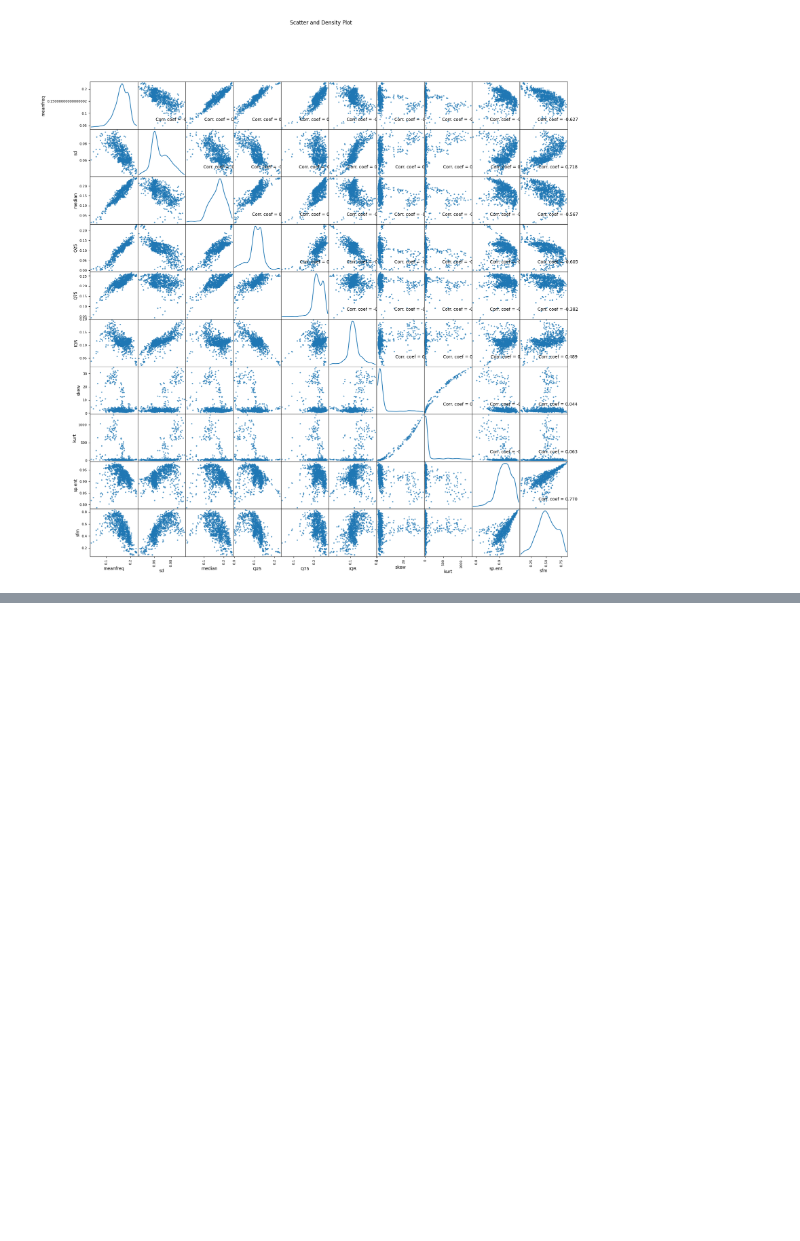
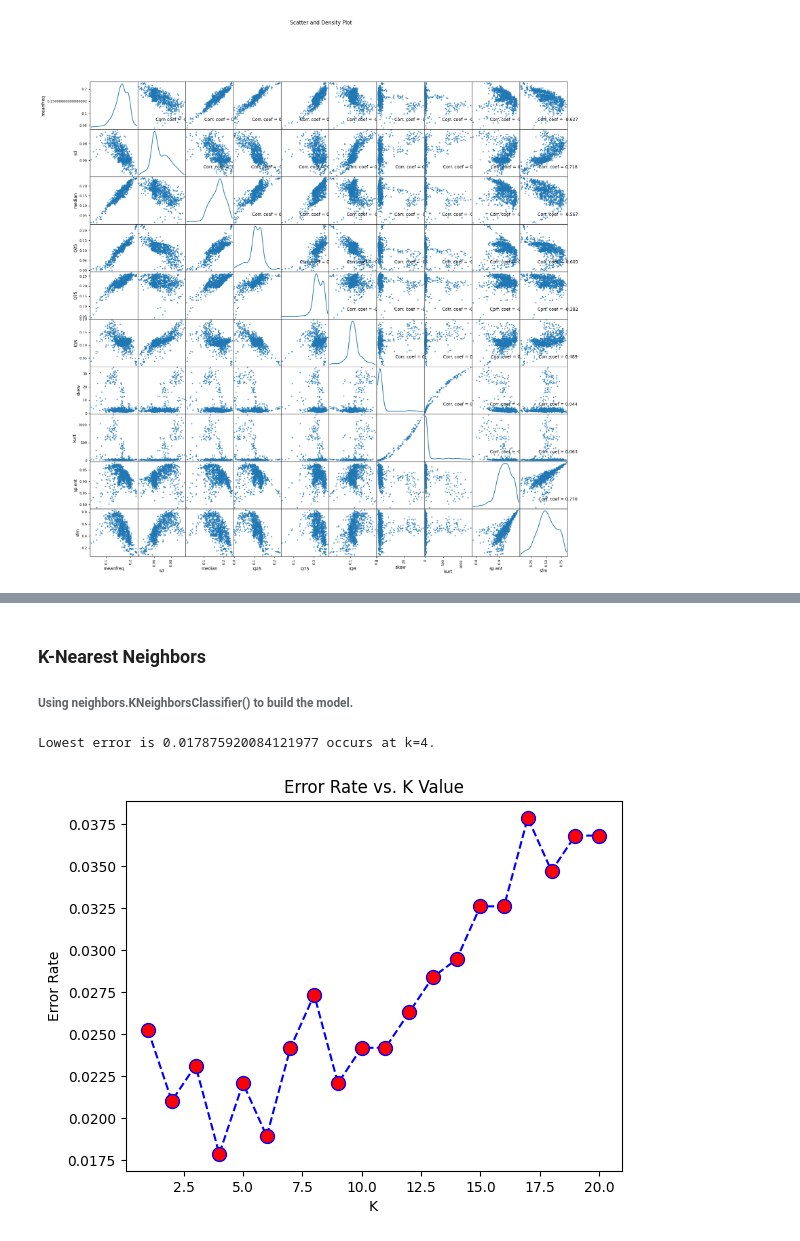
Before and after one commit to musafir-1194/project-ai-zone, a Jupyter notebook: gender_voice_diff.ipynb, the cells around one changed output, grey strips where cells are left out. Saved outputs shown, nothing was run; the diff lists cells and outputs as text; code cells hidden in the pictures; blank space fills up the shorter version.

```diff
--- a/gender_voice_diff.ipynb
+++ b/gender_voice_diff.ipynb
@@ -103,0 +209,4 @@ plotScatterMatrix(df1, 20, 10)
+# %%
+# split the data
+train, test = train_test_split(voice, test_size=0.3)
+train.head()
@@ -103,0 +221,6 @@ plotScatterMatrix(df1, 20, 10)
+# %%
+x_train = train.iloc[:, :-1]
+x_test = test.iloc[:, :-1]
+
+y_train = train['label']
+y_test = test['label']
@@ -103,0 +240,27 @@ plotScatterMatrix(df1, 20, 10)
+# %% [markdown]
+### K-Nearest Neighbors
+###### Using neighbors.KNeighborsClassifier() to build the model.
+# %%
+def knn_error(k,x_train,y_train,x_test,y_test) -> range:
+    error_rate = []
+    K=range(1,k)
+    for i in K:
+        knn = neighbors.KNeighborsClassifier(n_neighbors = i)
+        knn.fit(x_train, y_train)
+        y_pred = knn.predict(x_test)
+        error_rate.append(np.mean(y_pred != y_test))
+    kloc = error_rate.index(min(error_rate))
+    print("Lowest error is %s occurs at k=%s." % (error_rate[kloc], K[kloc]))
+
+    plt.plot(K, error_rate, color='blue', linestyle='dashed', marker='o',
+             markerfacecolor='red', markersize=10)
+    plt.title('Error Rate vs. K Value')
+    plt.xlabel('K')
+    plt.ylabel('Error Rate')
+    plt.show()
+    return K[kloc]
+# %%
+k=knn_error(21,x_train,y_train,x_test,y_test)
+# %% [output]
+Lowest error is 0.017875920084121977 occurs at k=4.
+[figure, added]
```
Also changed, not shown: parts of 18 cells of this notebook, 1 other file.
